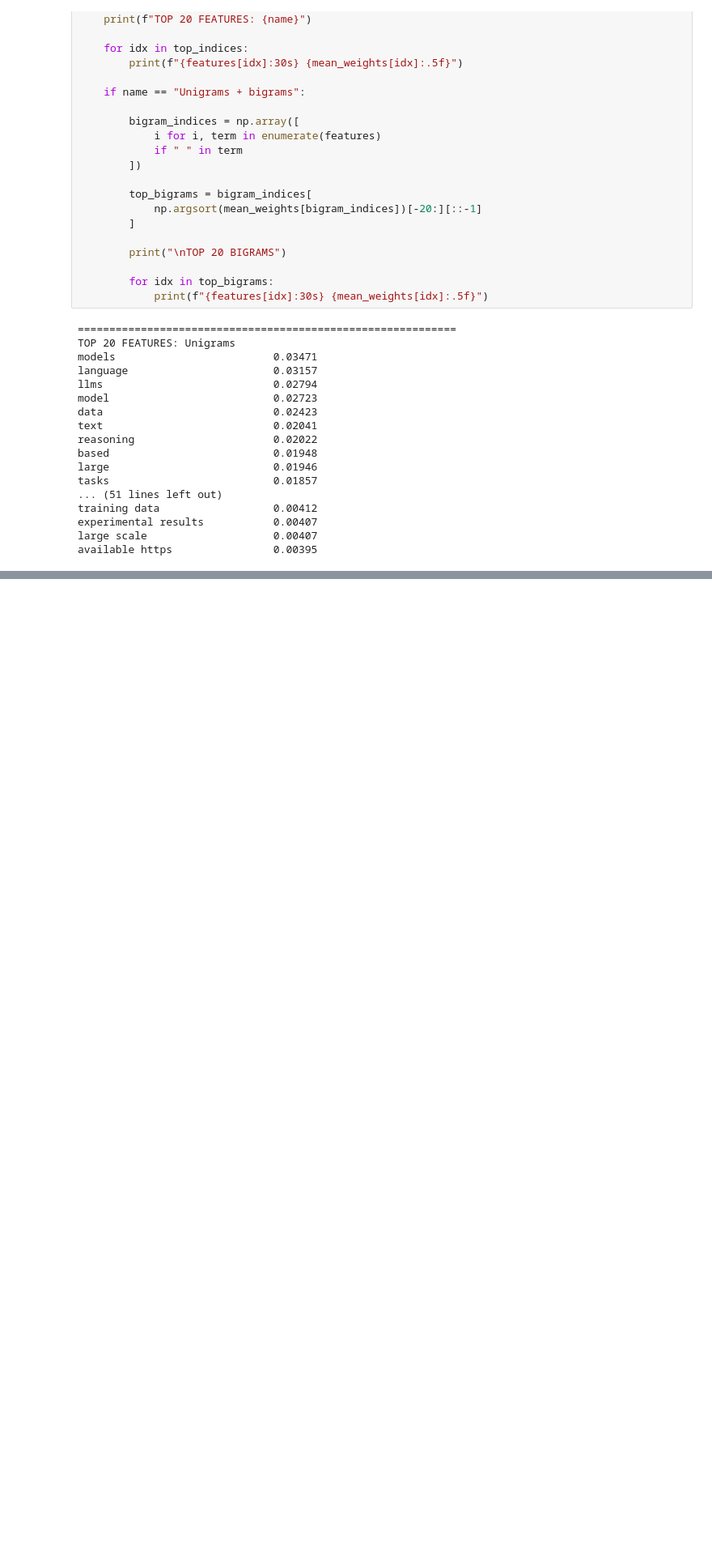
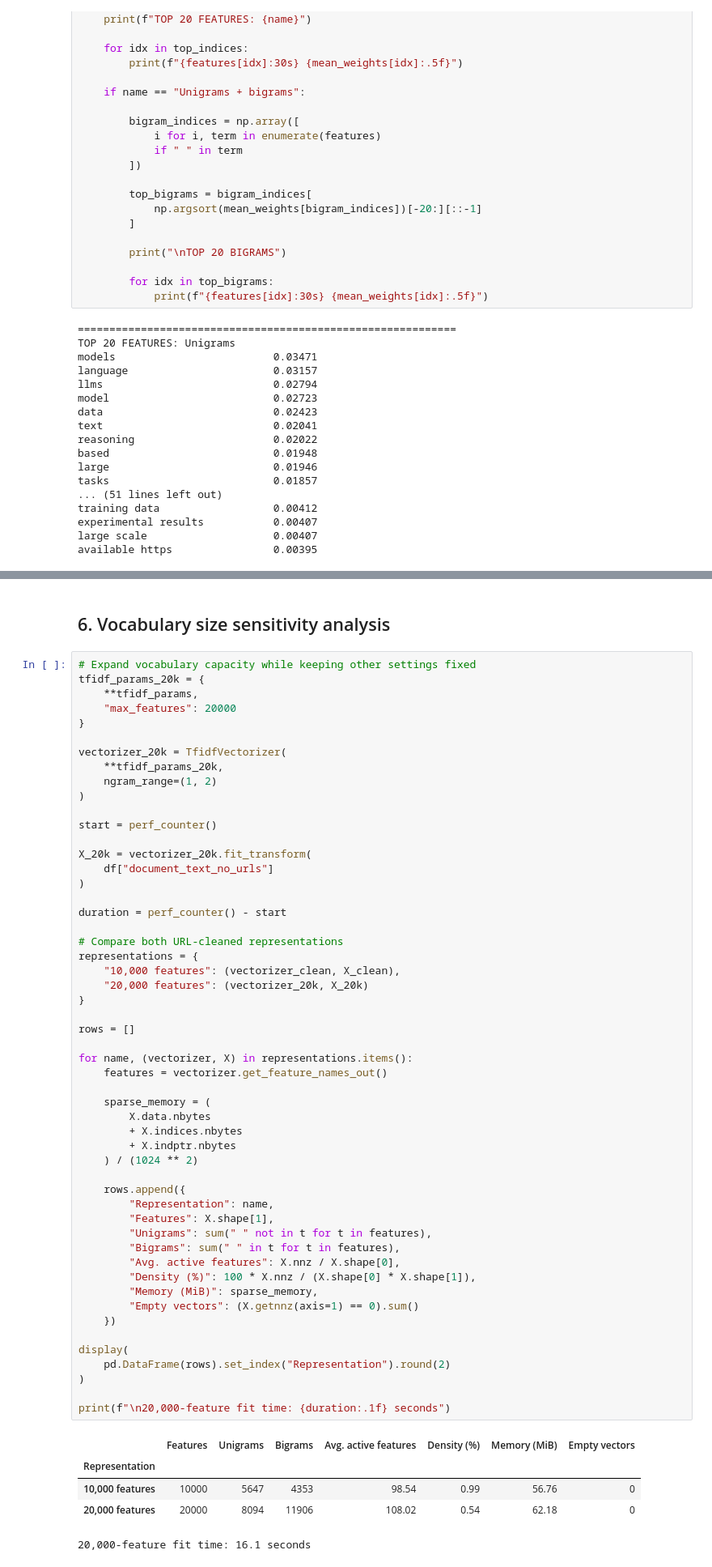
Before and after one commit to artyomturkoff/nlp-research-trends, a Jupyter notebook: 02_feature_engineering.ipynb, the cells around one changed output, grey strips where cells are left out. Shown at 81% size. Drawn from its saved outputs; the diff is of its cells as text; blank space fills up the shorter version.

```diff
--- a/02_feature_engineering.ipynb
+++ b/02_feature_engineering.ipynb
@@ -432,0 +742,61 @@ available https                0.00395
+# %% [markdown]
+## 6. Vocabulary size sensitivity analysis
+# %%
+# Expand vocabulary capacity while keeping other settings fixed
+tfidf_params_20k = {
+    **tfidf_params,
+    "max_features": 20000
+}
+
+vectorizer_20k = TfidfVectorizer(
+    **tfidf_params_20k,
+    ngram_range=(1, 2)
+)
+
+start = perf_counter()
+
+X_20k = vectorizer_20k.fit_transform(
+    df["document_text_no_urls"]
+)
+
+duration = perf_counter() - start
+
+# Compare both URL-cleaned representations
+representations = {
+    "10,000 features": (vectorizer_clean, X_clean),
+    "20,000 features": (vectorizer_20k, X_20k)
+}
+
+rows = []
+
+for name, (vectorizer, X) in representations.items():
+    features = vectorizer.get_feature_names_out()
+
+    sparse_memory = (
+        X.data.nbytes
+        + X.indices.nbytes
+        + X.indptr.nbytes
+    ) / (1024 ** 2)
+
+    rows.append({
+        "Representation": name,
+        "Features": X.shape[1],
+        "Unigrams": sum(" " not in t for t in features),
+        "Bigrams": sum(" " in t for t in features),
+        "Avg. active features": X.nnz / X.shape[0],
+        "Density (%)": 100 * X.nnz / (X.shape[0] * X.shape[1]),
+        "Memory (MiB)": sparse_memory,
+        "Empty vectors": (X.getnnz(axis=1) == 0).sum()
+    })
+
+display(
+    pd.DataFrame(rows).set_index("Representation").round(2)
+)
+
+print(f"\n20,000-feature fit time: {duration:.1f} seconds")
+# %% [output]
+|  | Features | Unigrams | Bigrams | Avg. active features | Density (%) | Memory (MiB) | Empty vectors |
+| Representation |  |  |  |  |  |  |  |
+| 10,000 features | 10000 | 5647 | 4353 | 98.54 | 0.99 | 56.76 | 0 |
+| 20,000 features | 20000 | 8094 | 11906 | 108.02 | 0.54 | 62.18 | 0 |
+20,000-feature fit time: 16.1 seconds
```
Also changed, not shown: parts of 8 cells of this notebook.
